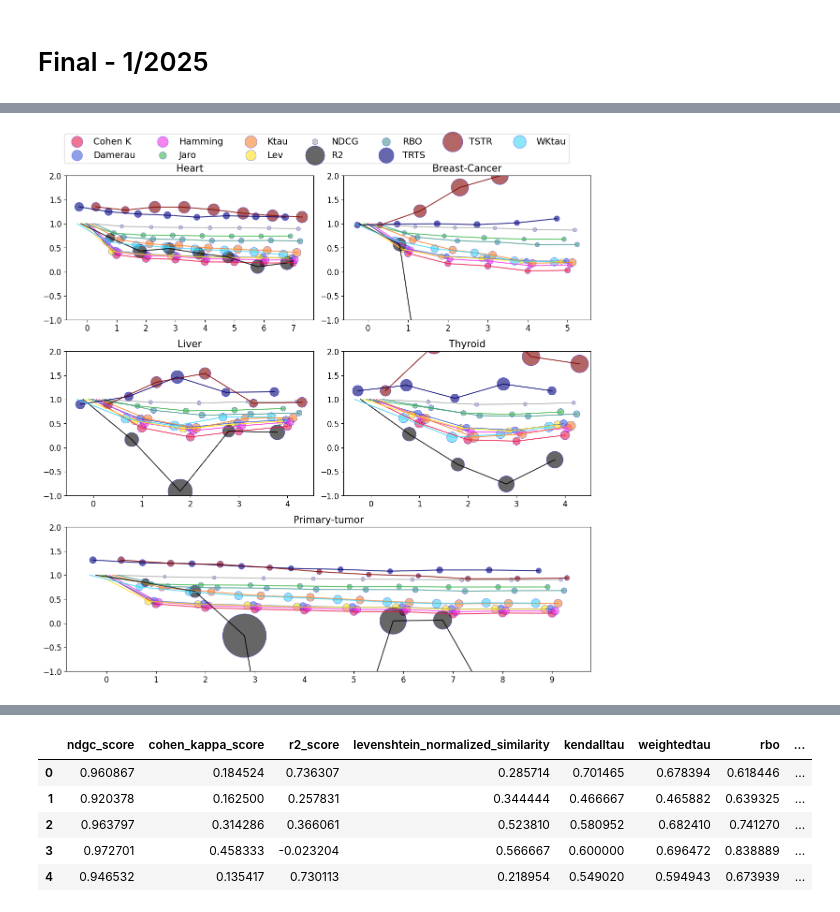
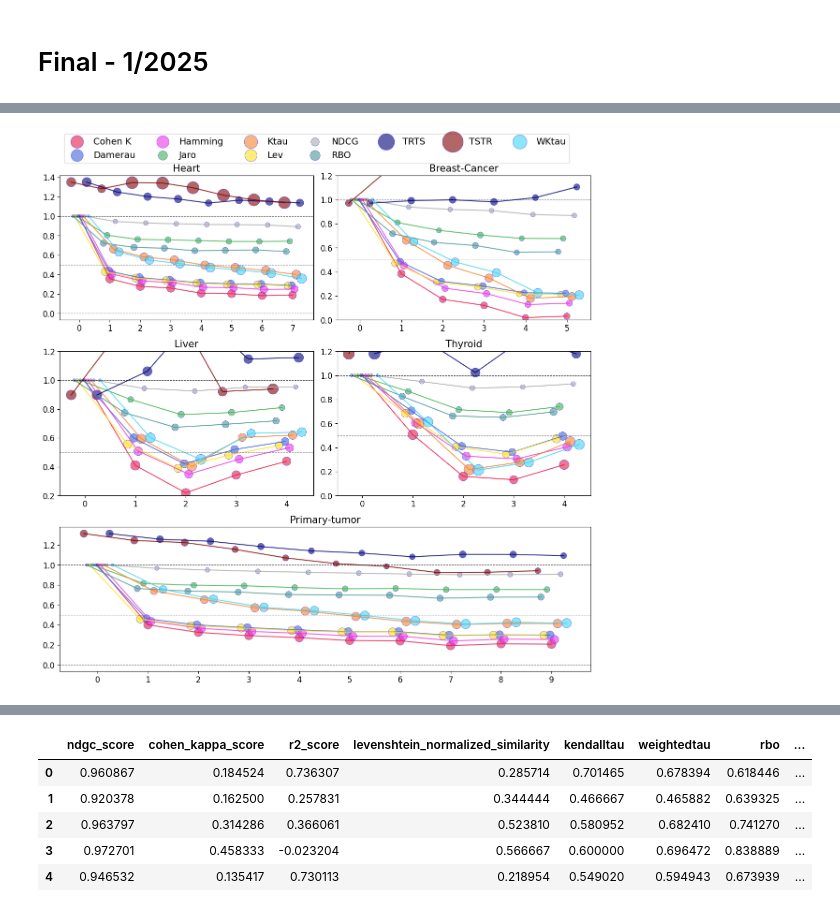
Before and after one commit to joofio/tabular-dataset-similarity, a Jupyter notebook: Final - Viz copy 2.ipynb, the cells around one changed output, grey strips where cells are left out. Saved outputs shown, nothing was run; the diff lists cells and outputs as text; code cells hidden in the pictures.

```diff
--- a/Final - Viz copy 2.ipynb
+++ b/Final - Viz copy 2.ipynb
@@ -142,3 +142,11 @@ f.close()
 f = open("results/nb_6.json")
 plot_data_nb5 = json.load(f)
 f.close()
+# %%
+f = open("dt_1.json")
+plot_data = json.load(f)
+f.close()
+
+f = open("rf_1.json")
+plot_data_rf = json.load(f)
+f.close()
@@ -260,6 +361,6 @@ ff = xxgrouped_all[0]
 # %%
 # Function to plot a single graph with jittered points, bubbles, and connecting lines
-def plot_graph(ax, xx, title, color_map):
+def plot_graph(ax, xx, title, color_map, ylabels):
     # Group by 'index' and 'X' to calculate mean and variance
     xx_grouped = (
         xx.groupby(["index", "X"])
@@ -267,6 +368,9 @@ def plot_graph(ax, xx, title, color_map):
         .reset_index()
     )
     xx_grouped = xx_grouped[xx_grouped["index"] != "ratio_rs_sr"]
+    xx_grouped = xx_grouped[xx_grouped["index"] != "ratio_rs_sr"]
+    xx_grouped = xx_grouped[xx_grouped["index"] != "r2_score"]
+
     xx_grouped["X"] = xx_grouped["X"].astype(int)
 
     # Convert string 'X' to numeric codes for plotting
@@ -323,7 +427,8 @@ def plot_graph(ax, xx, title, color_map):
         ax.scatter(
             group_data["X_jittered"],
             group_data["Mean"],
-            s=group_data["Error"] * 500,  # Scale bubble size by the error value
+            s=group_data["Error"] * 500
+            + 20,  # Scale bubble size by the error value (+2 for 0)
             label=index,
             color=color,
             alpha=0.6,
@@ -333,13 +438,20 @@ def plot_graph(ax, xx, title, color_map):
 
     # Set integer ticks
     unique_x = sorted(xx_grouped["X"].unique())
+    if ylabels:
+        ax.set_ylim(ylabels)
     ax.set_xticks(unique_x)
     ax.set_xticklabels(unique_x)
     ax.set_title(title, fontsize=15)
     ax.set_xlabel(None)
     ax.set_ylabel(None)
     ax.tick_params(axis="both", labelsize=12)
-    ax.set_ylim(-1, 2)
+    ax.axhline(y=0, color="black", linestyle="--", linewidth=0.8, alpha=0.7)
+    ax.axhline(y=0.5, color="gray", linestyle="--", linewidth=0.8, alpha=0.7)
+    ax.axhline(y=1, color="black", linestyle="--", linewidth=0.8, alpha=0.7)
+
+
+# ax.set_ylim(-1, 2)
 
 
 # Create a figure with 5 subplots (one row, five columns)
@@ -377,33 +489,33 @@ color_map = {
 for i in range(5):
     x = i // 2
     # Generate a set of colors with at least 11 different colors
 
     # Print the colors
     # print(colors)
     y = i % 2
     # print(x,y)
-
+    ylabels = [False, (0, 1.2), (0.2, 1.2), (0, 1.2), False]
     # Here, assume you have a different xx_grouped for each graph, e.g., xx_grouped_1, xx_grouped_2, etc.
     # Replace `xx_grouped` with the appropriate dataset for each plot
-    plot_graph(axes[i], xxgrouped_all[i], titles[i], color_map)
+    plot_graph(axes[i], xxgrouped_all[i], titles[i], color_map, ylabels=ylabels[i])
 
 # Add a single legend for all subplots (outside the plots)
 handles, labels = axes[0].get_legend_handles_labels()
 fig.legend(
     handles,
     labels,
     title="",
     loc="upper center",
     bbox_to_anchor=(0.5, 1),
     fontsize="14",
     markerscale=2,
     ncol=7,
 )
 
 # Adjust layout to make space for the shared legend and titles
 plt.tight_layout(rect=[0, 0, 1, 0.95])  # Adjusts layout, leaving space for the legend
 plt.savefig("Viz/multiple_datasets_2_size.png")
 
 plt.show()
 # %% [output]
-[figure, old version]
+[figure, new version]
```
Also changed, not shown: parts of 10 cells of this notebook, 36 other files.
